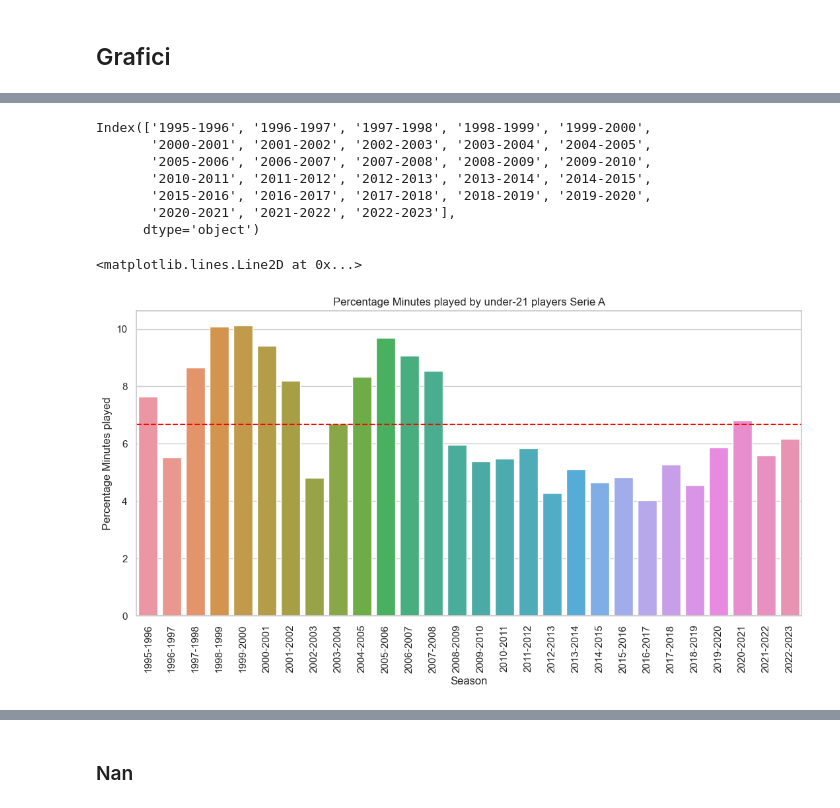
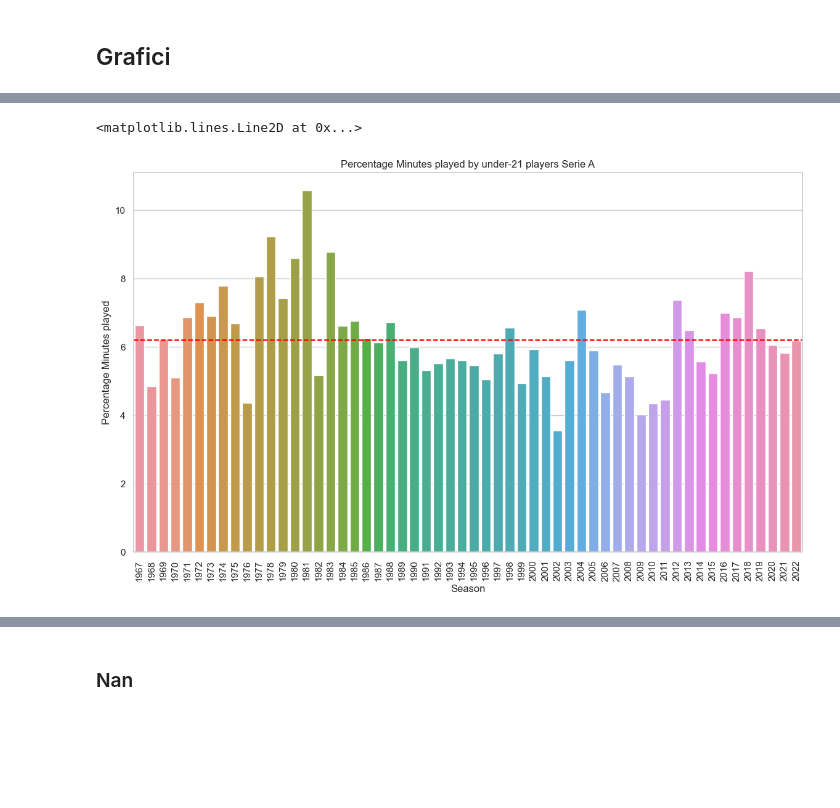
Before and after one commit to frapic98/Minutes-played-by-under-21-players-in-Serie-a, a Jupyter notebook: scraping.ipynb, the cells around one changed output, grey strips where cells are left out. Saved outputs shown, nothing was run; the diff lists cells and outputs as text; code cells hidden in the pictures; blank space fills up the shorter version.

```diff
--- a/scraping.ipynb
+++ b/scraping.ipynb
@@ -518,2 +166,0 @@ mins_played=mins_played.iloc[::-1]
-# %%
-mins_played["Minuti giocati under21"]=mins_played["Minuti giocati under21"].astype(float)
@@ -520,3 +183,9 @@ mins_played["Minuti giocati under21"]=mins_played["Minuti giocati under21"].asty
+# %%
+#!!!!!!join the dataframe mins_played with uefa_ranking and italy_ranking!!!!!!!!
+mins_played.index=mins_played.index.str[:4].astype(int)
+mins_played=mins_played.join(italy_ranking,how='outer')
+mins_played=mins_played.join(naz_under21,how='outer')
+mins_played=mins_played.join(dataframe,how='outer')
 # %%
 mins_played.head()
 # %% [output]
@@ -529,21 +197,0 @@ mins_played.head()
-# %%
-"""SERIE B
-1967 - 1968	21
-1968 - 2003	20
-2003 - 2004	24
-2004 - 2018	22
-2018 - 2019	19
-2019 -	20"""
-mins_played=mins_played.iloc[::-1]
-
-
-mins_played[0:1]=mins_played[0:1]/(90*11*40*20)*100
-mins_played[1:36]=mins_played[1:36]/(90*11*38*20)*100
-mins_played[36:37]=mins_played[36:37]/(90*11*46*20)*100
-mins_played[37:51]=mins_played[37:51]/(90*11*43*20)*100
-mins_played[51:52]=mins_played[51:52]/(90*11*36*20)*100
-mins_played[52:]=mins_played[52:]/(90*11*38*20)*100
-
-mins_played["Minuti giocati under21"]=mins_played["Minuti giocati under21"].astype(float)
-mins_played["Minuti giocati Italiani"]=mins_played["Minuti giocati Italiani"].astype(float)
-mins_played["Minuti giocati Stranieri"]=mins_played["Minuti giocati Stranieri"].astype(float)
@@ -702,8 +197,0 @@ Critical values = {'1%': -3.6699197407407405, '5%': -2.9640707407407407, '10%':
-# %%
-#!!!!!!join the dataframe mins_played with uefa_ranking and italy_ranking!!!!!!!!
-mins_played.index=mins_played.index.str[:4].astype(int)
-#convert the index of mins_played to DateTime
-mins_played=mins_played.join(uefa_ranking,how='outer')
-mins_played=mins_played.join(italy_ranking,how='outer')
-mins_played=mins_played.join(naz_under21,how='outer')
-mins_played=mins_played.join(transf_serieA,how='outer')
@@ -831,23 +274,13 @@ SerieA_SerieB.head(8)
-# %%
-serie_a[28:]["Minuti giocati under21"].index
-# %% [output]
-Index(['1995-1996', '1996-1997', '1997-1998', '1998-1999', '1999-2000',
-       '2000-2001', '2001-2002', '2002-2003', '2003-2004', '2004-2005',
-       '2005-2006', '2006-2007', '2007-2008', '2008-2009', '2009-2010',
-       '2010-2011', '2011-2012', '2012-2013', '2013-2014', '2014-2015',
-       '2015-2016', '2016-2017', '2017-2018', '2018-2019', '2019-2020',
-       '2020-2021', '2021-2022', '2022-2023'],
-      dtype='object')
 # %%
 sns.set_theme(style="whitegrid")
-plt.figure(figsize=(13,6))
-sns.barplot(x=mins_played.index, y=mins_played["Minuti giocati under21"])
+plt.figure(figsize=(14,8))
+sns.barplot(x=mins_played.index, y=mins_played["Minutes_played_under21"])
 plt.xticks(rotation=90)
 plt.xlabel("Season")
 plt.ylabel("Percentage Minutes played")
 plt.title("Percentage Minutes played by under-21 players Serie A")
 #print line mean
-plt.axhline(mins_played["Minuti giocati under21"].mean(), color='red', linestyle='--')
+plt.axhline(mins_played["Minutes_played_under21"].mean(), color='red', linestyle='--')
 # %% [output]
 <matplotlib.lines.Line2D at 0x...>
-[figure, old version]
+[figure, new version]
```
Also changed, not shown: parts of 244 cells of this notebook, 2 other files.
